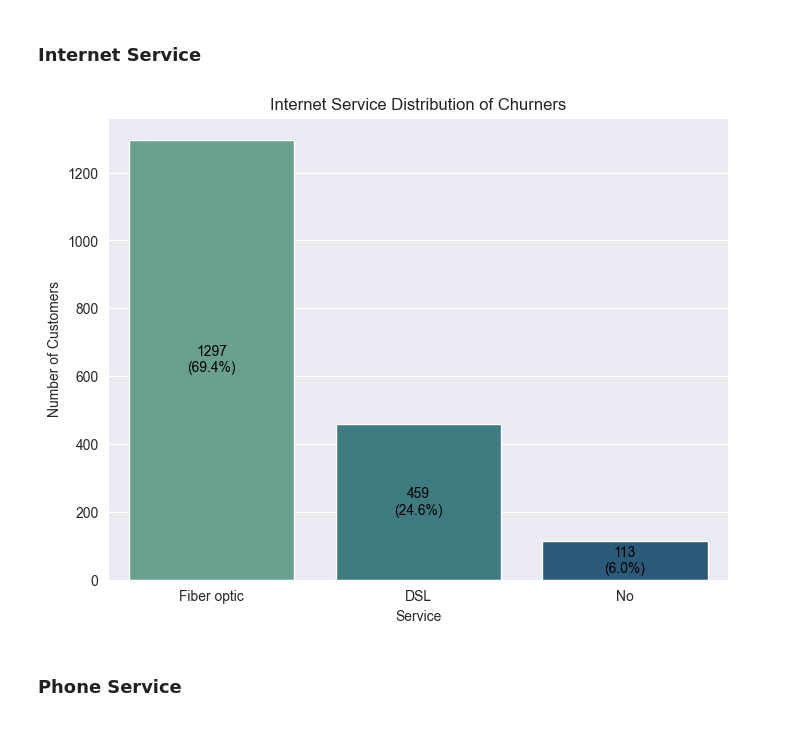
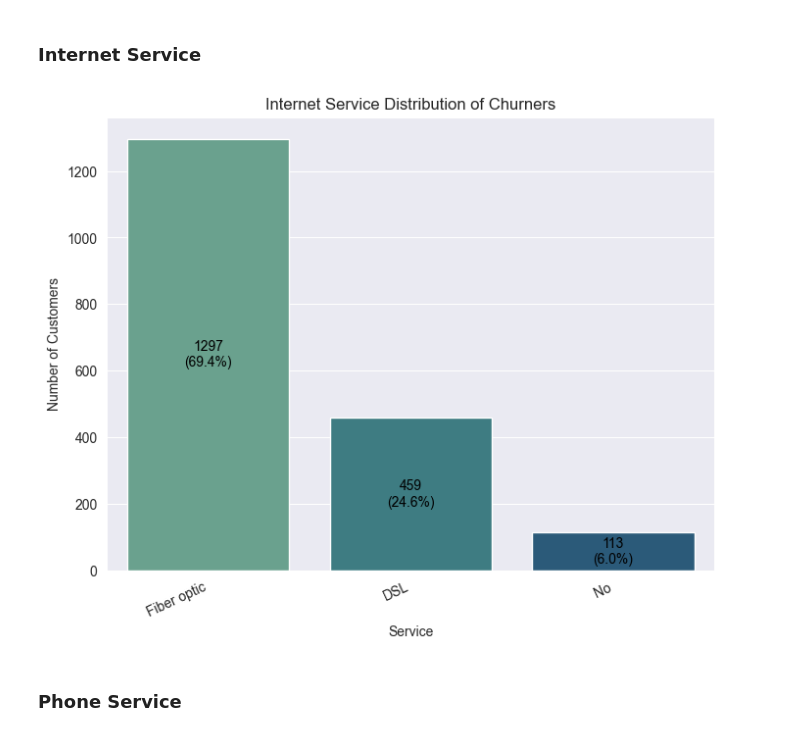
Before and after one commit to IsabelleRaj/Swan-Consulting, a Jupyter notebook: Customer_Guardians_Swan_Project.ipynb, the cells around one changed output. Cells and saved outputs as stored; diff of their text form; code cells hidden in the pictures.

Commit message:
Update Customer_Guardians_Swan_Project.ipynb
- removed duplicated import library
- updated markdown notes (still some outstanding)
- confusion matrix labelling
- added distribution visualisation

```diff
--- a/Customer_Guardians_Swan_Project.ipynb
+++ b/Customer_Guardians_Swan_Project.ipynb
@@ -543,34 +627,39 @@ df_internet_service = pd.DataFrame(internet_service)
 df_internet_service
 
 # Set the width,height sizes for the plot
 plt.figure(figsize = (8,6))
 
 # Set a style
 sns.set_style("darkgrid")
 
 # Plot the barplot
 ax = sns.barplot(data = df_internet_service,
                  x = 'Service',
                  y = 'Number of Customers',
                  palette = 'crest',
                  hue = 'Service')
 
+# Adjust the x-axis labels
+plt.xticks(rotation= 25,
+           horizontalalignment = 'right',
+           fontweight = 'light',
+           fontsize = 'medium')
 
 # Give a title
 plt.title('Internet Service Distribution of Churners')
 
 # Add both customer count and percentage as labels
 # Create combined labels for each bar
 labels = [f"{c}\n({p}%)" for c, p in zip(df_internet_service['Number of Customers'], df_internet_service['Percentage of Customers'])]
 
 # Add the combined labels to the bars
 for container, label in zip(ax.containers, labels):
     ax.bar_label(container, labels=[label], label_type='center', fontsize=10, color='black')
 
 # Show the plot
 plt.show()
 # %% [output]
-[figure, old version]
+[figure, new version]
 # %% [markdown]
 ### Phone Service
 # %%
```
Also changed, not shown: parts of 17 cells of this notebook.
